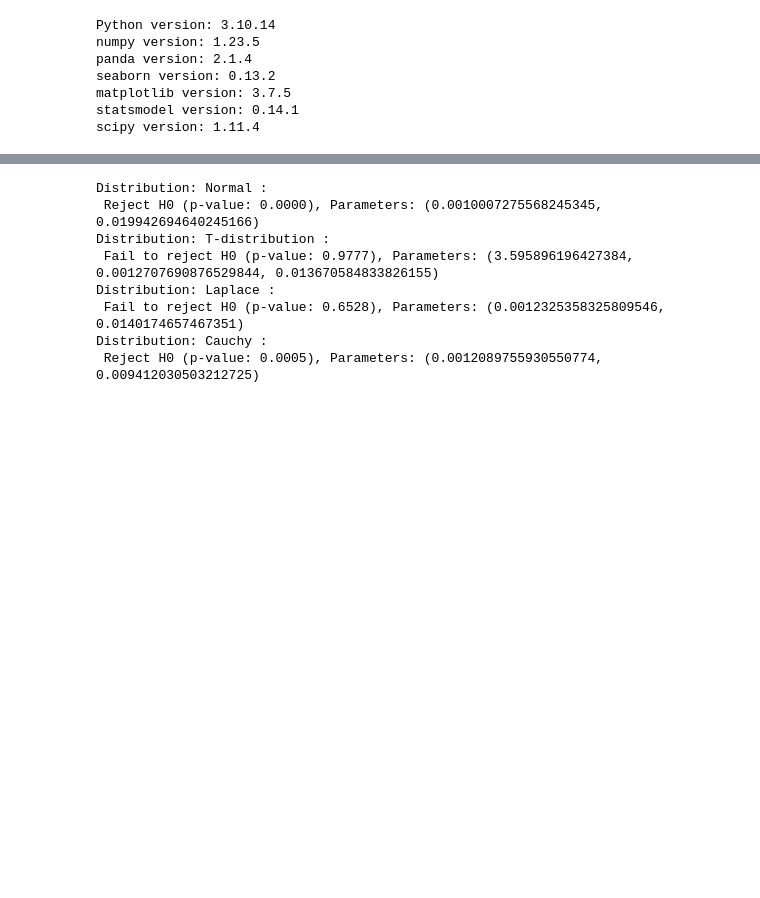
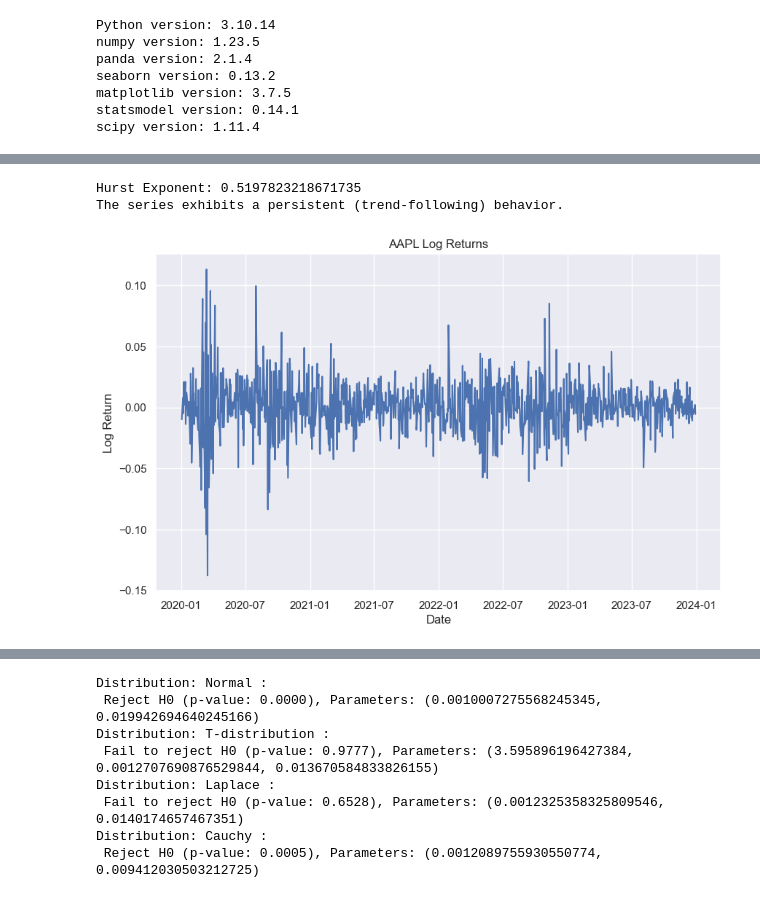
Before and after one commit to myscratchbooks/Python-and-R, a Jupyter notebook: Python_Stochastic Volatility Models Simulation and Statistical Model.ipynb, the cells around one changed output, grey strips where cells are left out. Cells and saved outputs as stored; diff of their text form; code cells hidden in the pictures; blank space fills up the shorter version.

```diff
--- a/Python_Stochastic Volatility Models Simulation and Statistical Model.ipynb
+++ b/Python_Stochastic Volatility Models Simulation and Statistical Model.ipynb
@@ -101,0 +121,36 @@ Reject the null hypothesis (H0), the data does not have a unit root and is stati
+# %%
+# Drop NaN values from the log returns
+log_returns = aapl['Log Return'].dropna()
+
+# Function to calculate the Hurst exponent using Rescaled Range (R/S) method
+def hurst_exponent(ts):
+    N = len(ts)
+    T = np.cumsum(ts - np.mean(ts))  # Cumulative sum of deviations from mean
+    R = np.max(T) - np.min(T)  # Range of the cumulative sum
+    S = np.std(ts)  # Standard deviation of the series
+    return np.log(R/S) / np.log(N)
+
+# Calculate the Hurst exponent for the log returns
+hurst = hurst_exponent(log_returns)
+print(f'Hurst Exponent: {hurst}')
+
+# Interpretation of the Hurst exponent
+if hurst < 0.5:
+    print("The series is mean-reverting.")
+elif hurst == 0.5:
+    print("The series follows a random walk.")
+else:
+    print("The series exhibits a persistent (trend-following) behavior.")
+
+# Plotting the log returns for visual inspection
+plt.figure(figsize=(10, 6))
+plt.plot(log_returns)
+plt.title('AAPL Log Returns')
+plt.xlabel('Date')
+plt.ylabel('Log Return')
+plt.grid(True)
+plt.show()
+# %% [output]
+Hurst Exponent: 0.5197823218671735
+The series exhibits a persistent (trend-following) behavior.
+[figure, added]
```
Also changed, not shown: parts of 7 cells of this notebook.
